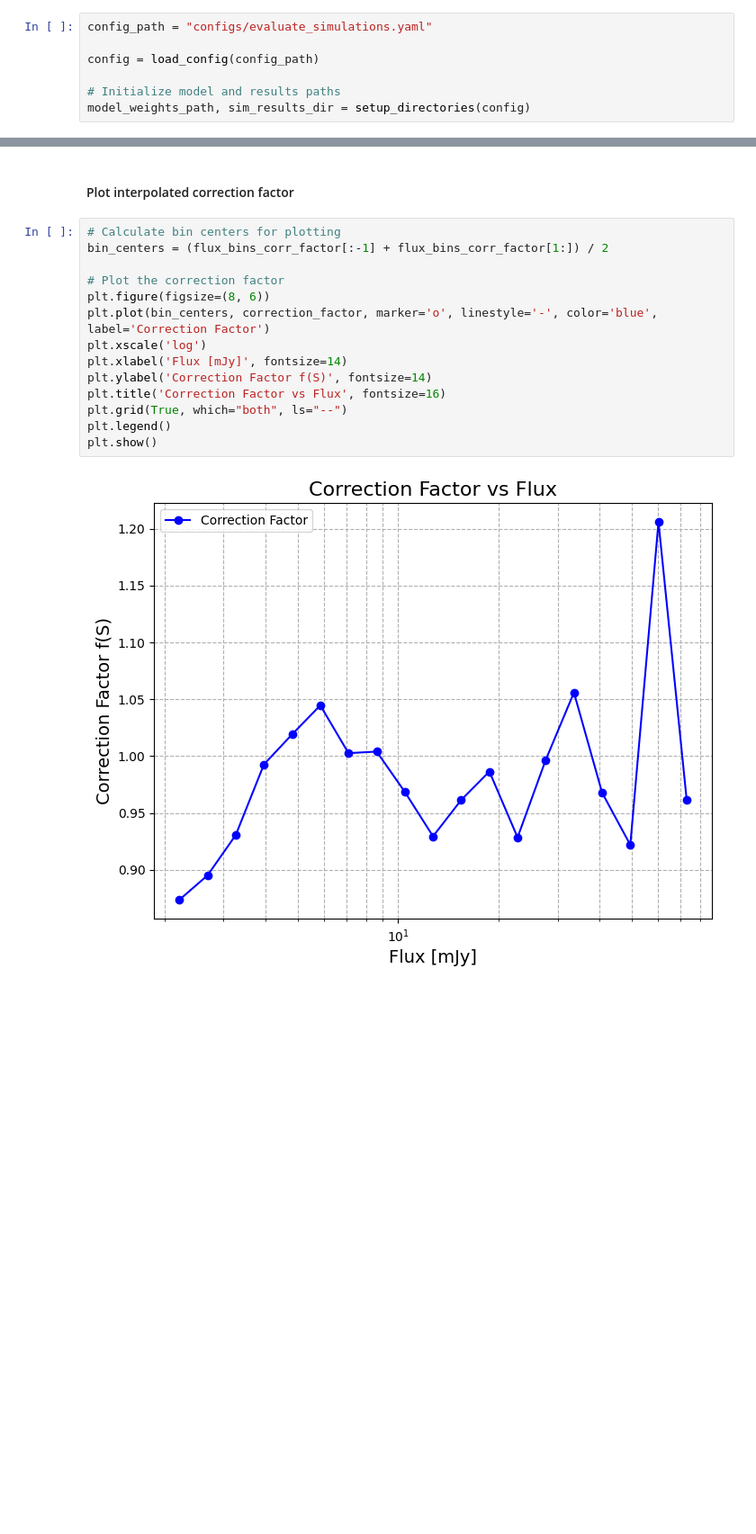
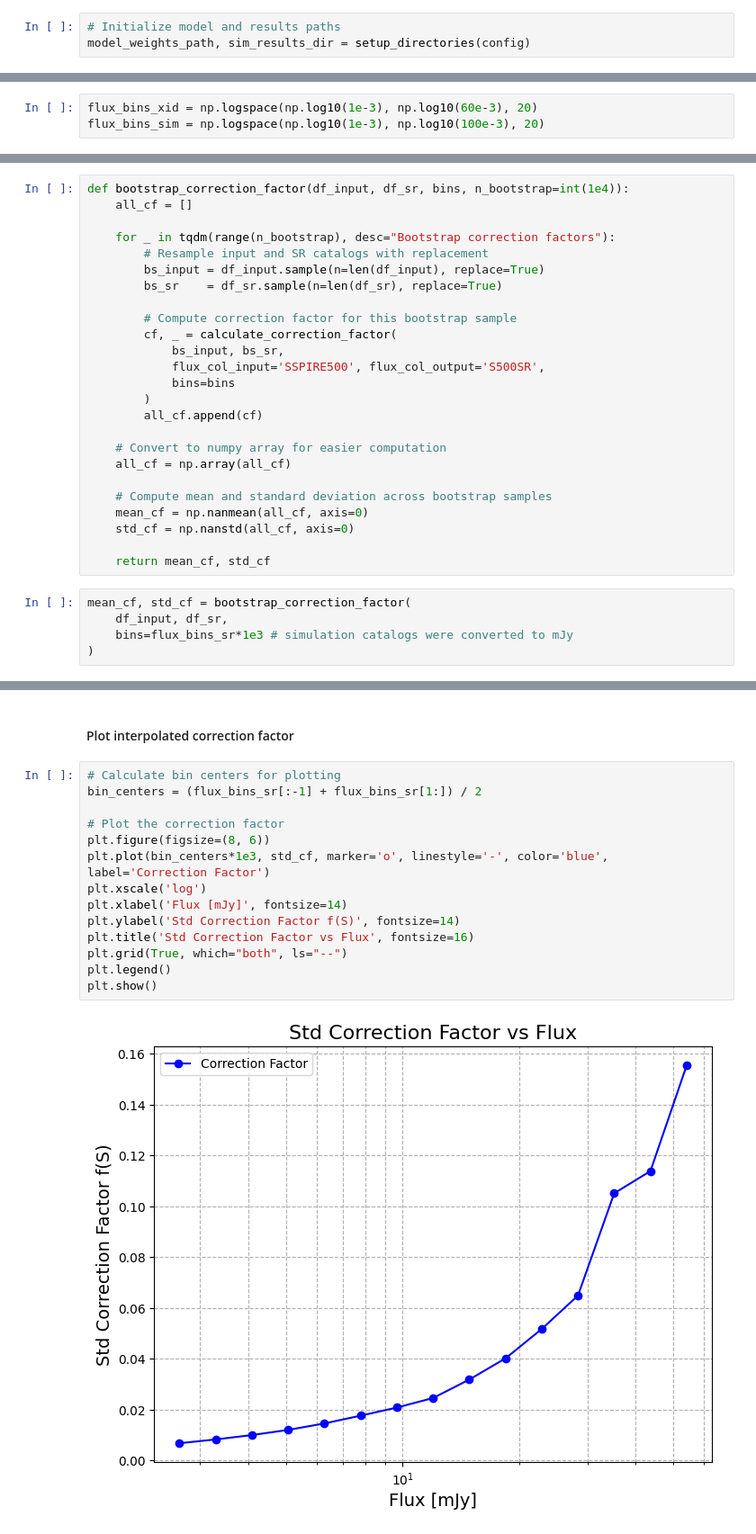
Before and after one commit to dennmartko/DeepSPIRE, a Jupyter notebook: scripts/evaluate/number_counts.ipynb, the cells around one changed output, grey strips where cells are left out. Shown at 90% size. Drawn from its saved outputs; the diff is of its cells as text; blank space fills up the shorter version.

Commit message:
Added missing files and updated paths.

```diff
--- a/scripts/evaluate/number_counts.ipynb
+++ b/scripts/evaluate/number_counts.ipynb
@@ -229,8 +227,4 @@ def renormalize_counts(flux, counts, err1, err2, conversion_opt=0):
 # %%
-config_path = "configs/evaluate_simulations.yaml"
-
-config = load_config(config_path)
-
 # Initialize model and results paths
 model_weights_path, sim_results_dir = setup_directories(config)
 # %%
@@ -281 +262,4 @@ sr_cat = sr_cat[sr_cat['S500SR'] >= 2e-3]
+# %%
+flux_bins_xid = np.logspace(np.log10(1e-3), np.log10(60e-3), 20)
+flux_bins_sim = np.logspace(np.log10(1e-3), np.log10(100e-3), 20)
 # %%
@@ -587,0 +535,30 @@ corrected_err_sr = std_counts_corrected
+# %%
+def bootstrap_correction_factor(df_input, df_sr, bins, n_bootstrap=int(1e4)):
+    all_cf = []
+
+    for _ in tqdm(range(n_bootstrap), desc="Bootstrap correction factors"):
+        # Resample input and SR catalogs with replacement
+        bs_input = df_input.sample(n=len(df_input), replace=True)
+        bs_sr    = df_sr.sample(n=len(df_sr), replace=True)
+
+        # Compute correction factor for this bootstrap sample
+        cf, _ = calculate_correction_factor(
+            bs_input, bs_sr,
+            flux_col_input='SSPIRE500', flux_col_output='S500SR',
+            bins=bins
+        )
+        all_cf.append(cf)
+
+    # Convert to numpy array for easier computation
+    all_cf = np.array(all_cf)
+
+    # Compute mean and standard deviation across bootstrap samples
+    mean_cf = np.nanmean(all_cf, axis=0)
+    std_cf = np.nanstd(all_cf, axis=0)
+
+    return mean_cf, std_cf
+# %%
+mean_cf, std_cf = bootstrap_correction_factor(
+    df_input, df_sr,
+    bins=flux_bins_sr*1e3 # simulation catalogs were converted to mJy
+)
@@ -622,17 +626,17 @@ plt.show()
 #### Plot interpolated correction factor
 # %%
 # Calculate bin centers for plotting
-bin_centers = (flux_bins_corr_factor[:-1] + flux_bins_corr_factor[1:]) / 2
+bin_centers = (flux_bins_sr[:-1] + flux_bins_sr[1:]) / 2
 
 # Plot the correction factor
 plt.figure(figsize=(8, 6))
-plt.plot(bin_centers, correction_factor, marker='o', linestyle='-', color='blue', label='Correction Factor')
+plt.plot(bin_centers*1e3, std_cf, marker='o', linestyle='-', color='blue', label='Correction Factor')
 plt.xscale('log')
 plt.xlabel('Flux [mJy]', fontsize=14)
-plt.ylabel('Correction Factor f(S)', fontsize=14)
-plt.title('Correction Factor vs Flux', fontsize=16)
+plt.ylabel('Std Correction Factor f(S)', fontsize=14)
+plt.title('Std Correction Factor vs Flux', fontsize=16)
 plt.grid(True, which="both", ls="--")
 plt.legend()
 plt.show()
 # %% [output]
-[figure, old version]
+[figure, new version]
```
Also changed, not shown: parts of 29 cells of this notebook, 7 other files.
